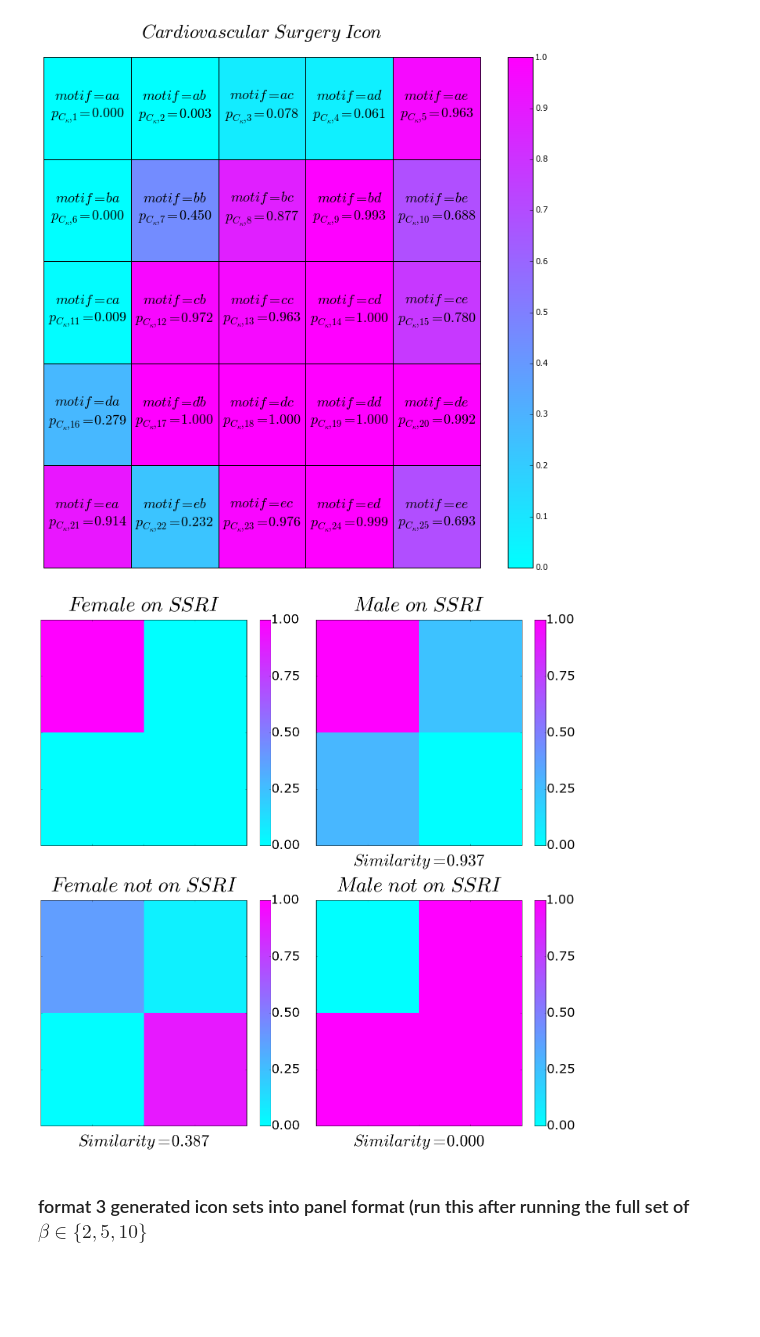
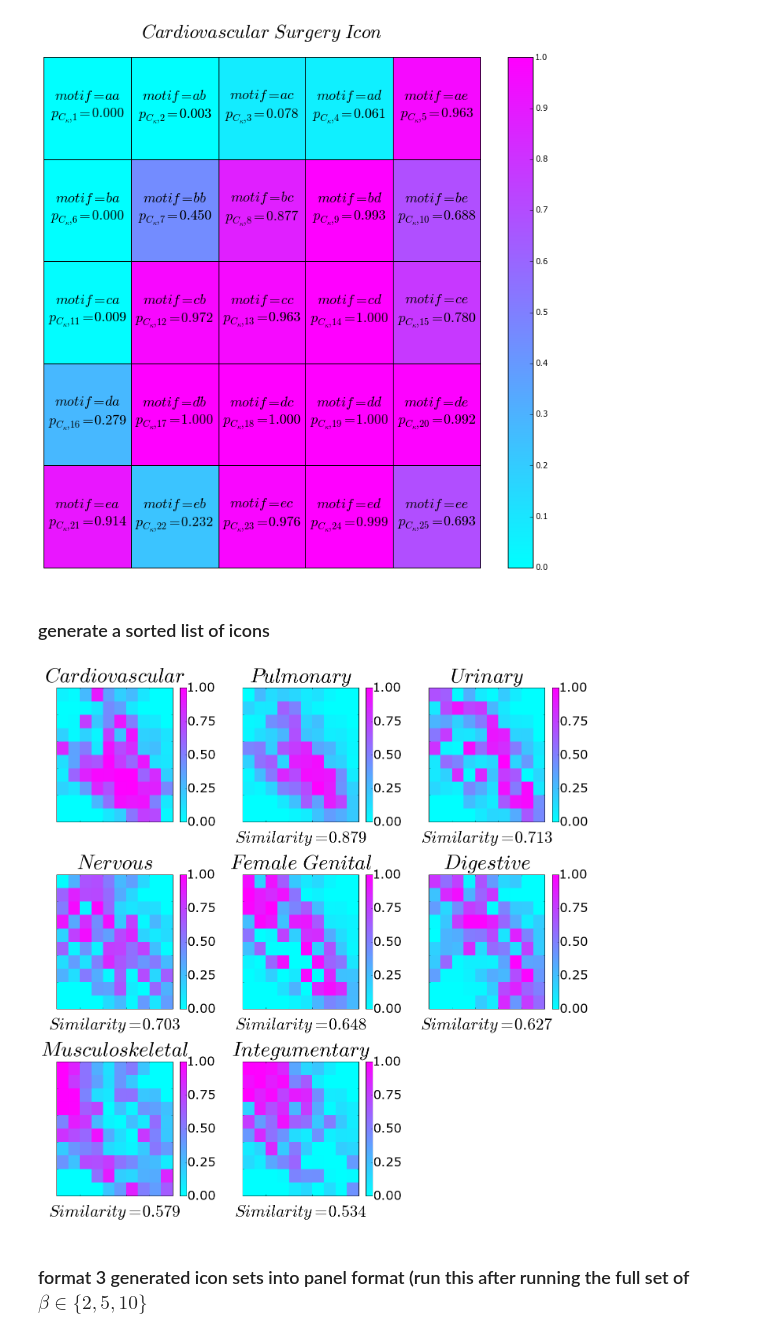
Before and after one commit to pvnick/tempos, a Jupyter notebook: pain_sax_ported.ipynb, the cells around one changed output. Cells and saved outputs as stored; diff of their text form; code cells hidden in the pictures; blank space fills up the shorter version.

```diff
--- a/pain_sax_ported.ipynb
+++ b/pain_sax_ported.ipynb
@@ -252,3 +300,13 @@ array([[<matplotlib.axes.AxesSubplot object at 0x...>]], dtype=object)
+# %%
+pain_interpolated = pain_data_indexed
+pain_interpolated.dropna(subset=["PainScoreQuantMissing"], inplace=True)
+#dont include patients with null time series after interpolation
+patient_series_lengths = pain_interpolated.PainScoreQuantMissing.groupby(level=0).count()
+patients_with_blank_series = patient_series_lengths[patient_series_lengths == 0]
+pain_interpolated.drop(patients_with_blank_series.index, level=0, inplace=True)
+interpolated_grouped_by_patient = pain_interpolated \
+    .PainScoreQuantMissing \
+    .groupby(level = "PatientID")
 # %% [markdown]
 ### lilliefors test of normality (used by Dexter, F. & Chestnut, D. H. Analysis of statistical tests to compare visual analog scale measurements among groups. 82, 896–902 (1995))
 # %%
@@ -609,7 +667,7 @@ def sample_motif_importances(iteration, sample_size):
 ### Set everything up, including samples for histograms
 # %%
 all_motifs = {}
-beta = 2
+beta = 10
 number_of_ten_minute_intervals_in_frame = float(6 * 5) #5 hours
 saxes = interpolated_grouped_by_patient.apply(lambda s: sax_unwindowed_unnormalized(s, alphabet_size=beta, paa_length = np.ceil(s.count() / number_of_ten_minute_intervals_in_frame)))
 motif_matrices_by_patient = saxes.apply(get_raw_sequence_motif_vector, alphabet_size=beta)
@@ -795,9 +853,9 @@ start_cutoff_pain_data["custom_column"] = start_cutoff_pain_data["Gender"].apply
 ## Normalization
 # %%
 #start_cutoff_pain_data.PrimaryCPTCodeCategory2
-#clustered_motif_matrices = get_clustered_motif_matrices("PrimaryCPTCodeCategory2")
+clustered_motif_matrices = get_clustered_motif_matrices("PrimaryCPTCodeCategory2")
 #clustered_motif_matrices = get_clustered_motif_matrices("Gender")
-clustered_motif_matrices = get_clustered_motif_matrices("custom_column")
+#clustered_motif_matrices = get_clustered_motif_matrices("custom_column")
 #clustered_motif_matrices = get_clustered_motif_matrices("Age_Group")
 clustered_motif_matrices_grouped = clustered_motif_matrices.groupby(level=0)
 cluster_sample_sizes = clustered_motif_matrices_grouped.count()
@@ -992,13 +1058,15 @@ plt.tight_layout()
 plt.savefig(figure_save_dir + "example_icon.pdf", bbox_inches="tight")
 # %% [output]
 [figure]
+# %% [markdown]
+### generate a sorted list of icons
 # %%
 
-first_icon_theta = "Female on SSRI"
+first_icon_theta = "Cardiovascular"
 theta_and_similarities = all_theta_similarities.ix[first_icon_theta]
 thetas_sorted = theta_and_similarities.sort(columns="similarity", ascending=False).index
-fig, axes = plt.subplots(nrows=2,
-                         ncols=2,
+fig, axes = plt.subplots(nrows=3,
+                         ncols=3,
                          figsize=(20,20))
 axes_flattened = axes.flatten()
 plt.hold(True)
@@ -1007,34 +1075,34 @@ for theta in thetas_sorted:
     ax = axes_flattened[axis_index]
     icon = icons.ix[theta]
     icon_side = np.sqrt(icon.count()).astype(int)
     #hide distracting axis ticks
     ax.tick_params(labelbottom='off',
                    labelleft='off')
     ax.set_title(label="$" + string.replace(theta, ' ', '\ ') + "$", fontsize=52, y=1.03)
     similarity = theta_and_similarities.ix[theta].similarity
     angle_text = "0"
     if similarity < 1:
         angle_text = np.rad2deg(np.arccos(similarity)).astype(int).astype(str)
     if theta != first_icon_theta:
         ax.set_xlabel(xlabel=r"$Similarity = " + ('%.3f' % similarity) + "$", \
                       fontsize=42, labelpad = 20)
     else:
         ax.set_xlabel(xlabel=r"a", color="white", fontsize=42, labelpad = 20)
     pixel_data = icon.reshape([icon_side, icon_side]).astype(float)
     heatmap = ax.pcolor(pixel_data, cmap = plt.cool(), vmin=0, vmax=1)
     ax.invert_yaxis()
     cbar = fig.colorbar(heatmap, ax=ax)
     cbar.ax.tick_params(labelsize=32)
     cbar.set_ticks(np.linspace(0, 1, 5))
     axis_index = axis_index + 1
 for remaining_axis_index in range(axis_index, len(axes_flattened)):
     ax = axes_flattened[remaining_axis_index]
     fig.delaxes(ax)
 plt.tight_layout(pad=1.6)
 plt.savefig("/tmp/icons_beta" + str(icon_side) + ".pdf", bbox_inches="tight")
 plt.show()
 # %% [output]
-[figure, old version]
+[figure, new version]
 # %% [markdown]
 ### format 3 generated icon sets into panel format (run this after running the full set of $\beta \in \{2,5,10\}$
 # %%
```
Also changed, not shown: parts of 14 cells of this notebook.
